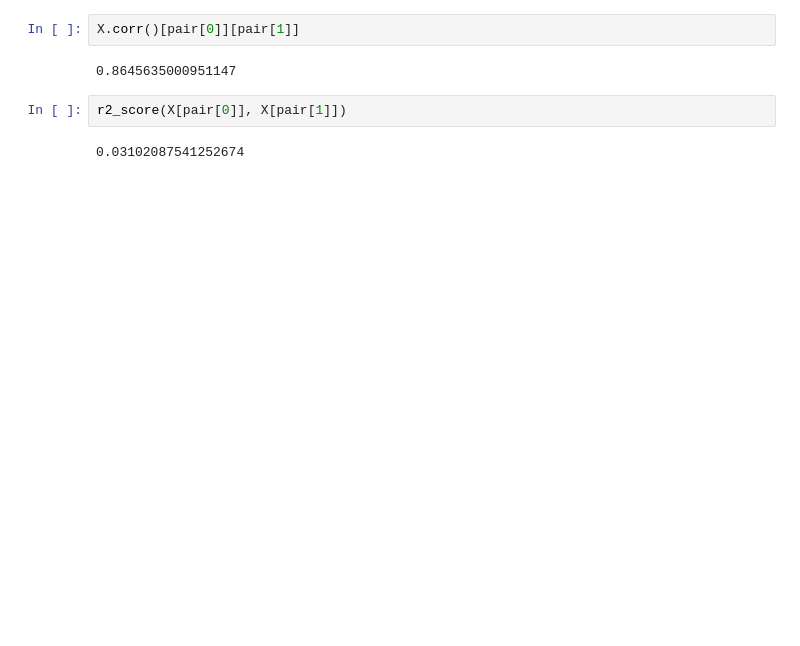
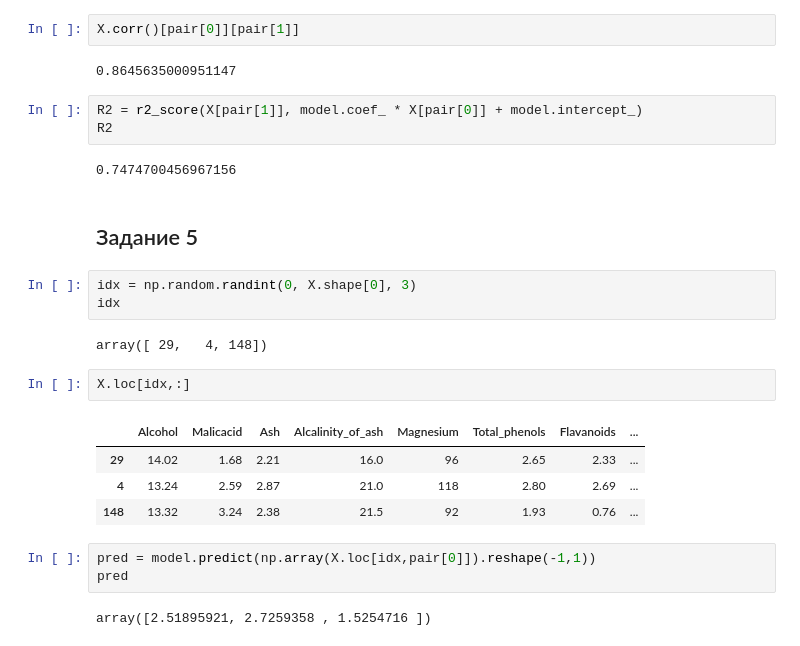
Before and after one commit to Chpel/CoDA-Project, a Jupyter notebook: Wine.ipynb, the cells around one changed output. Drawn from its saved outputs; the diff is of its cells as text; blank space fills up the shorter version.

```diff
--- a/Wine.ipynb
+++ b/Wine.ipynb
@@ -95,7 +105,27 @@ model.coef_, model.intercept_
 X.corr()[pair[0]][pair[1]]
 # %% [output]
 0.8645635000951147
-# %%
-r2_score(X[pair[0]], X[pair[1]])
-# %% [output]
-0.03102087541252674
+# %%
+R2 = r2_score(X[pair[1]], model.coef_ * X[pair[0]] + model.intercept_)
+R2
+# %% [output]
+0.7474700456967156
+# %% [markdown]
+## Задание 5
+# %%
+idx = np.random.randint(0, X.shape[0], 3)
+idx
+# %% [output]
+array([ 29,   4, 148])
+# %%
+X.loc[idx,:]
+# %% [output]
+|  | Alcohol | Malicacid | Ash | Alcalinity_of_ash | Magnesium | Total_phenols | Flavanoids | ... |
+| 29 | 14.02 | 1.68 | 2.21 | 16.0 | 96 | 2.65 | 2.33 | ... |
+| 4 | 13.24 | 2.59 | 2.87 | 21.0 | 118 | 2.80 | 2.69 | ... |
+| 148 | 13.32 | 3.24 | 2.38 | 21.5 | 92 | 1.93 | 0.76 | ... |
+# %%
+pred = model.predict(np.array(X.loc[idx,pair[0]]).reshape(-1,1))
+pred
+# %% [output]
+array([2.51895921, 2.7259358 , 1.5254716 ])
```
Also changed, not shown: parts of 16 cells of this notebook.
